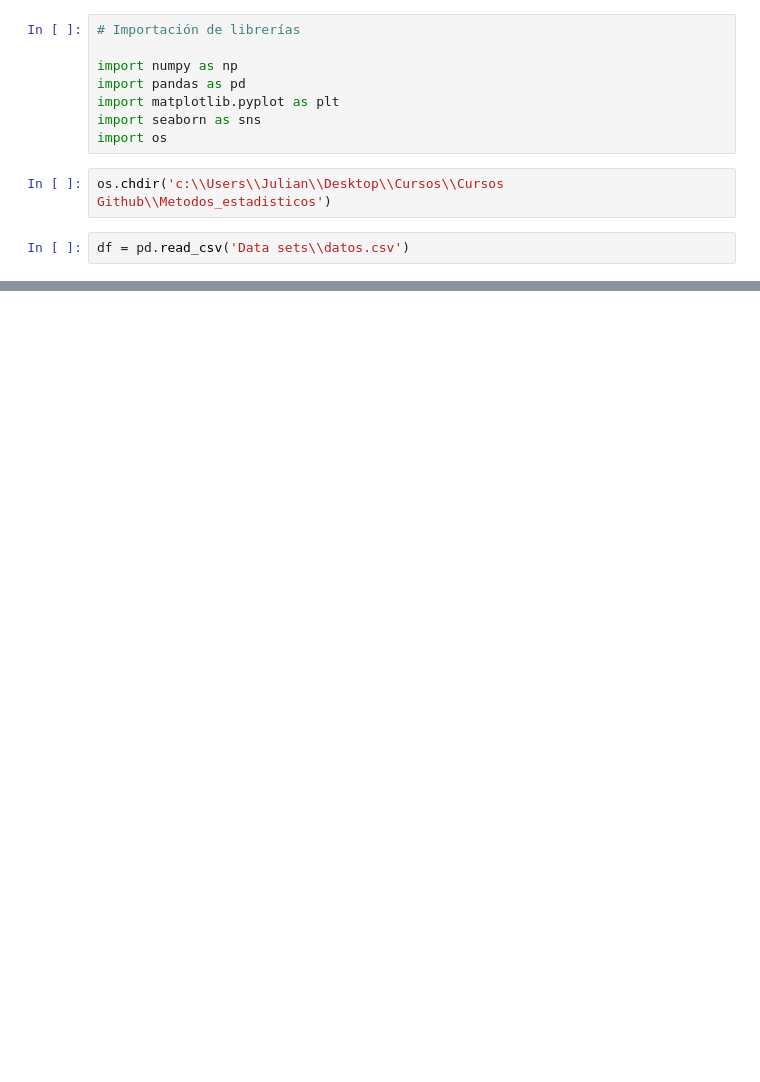
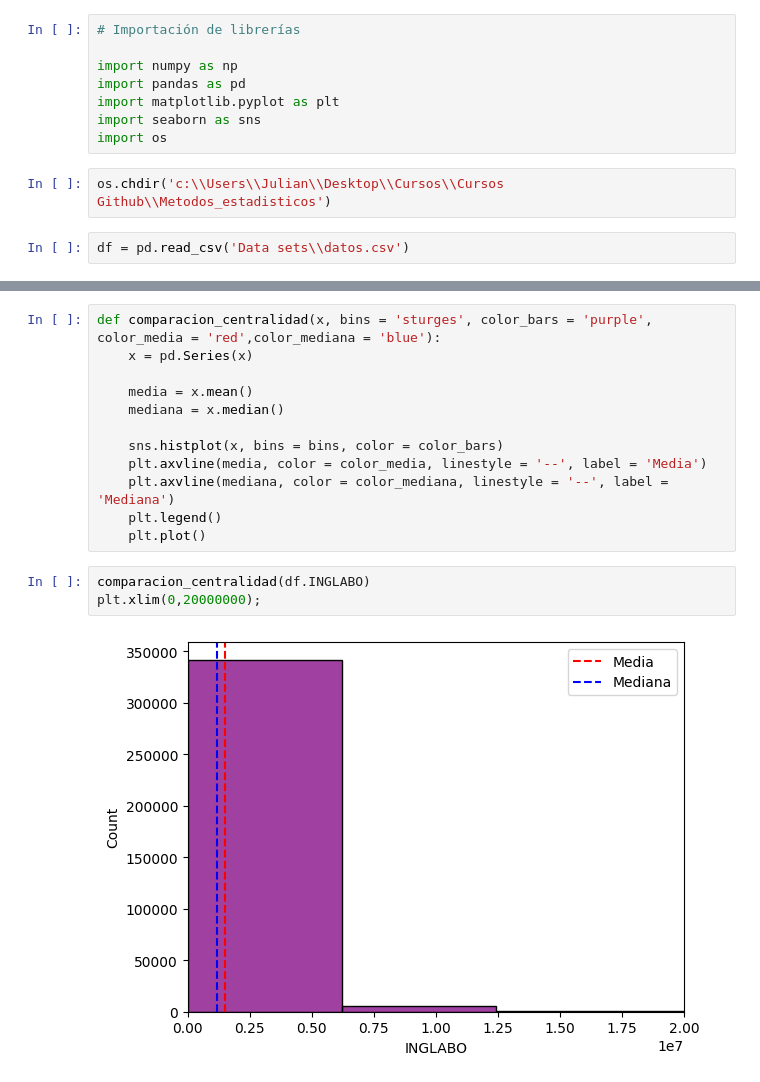
Before and after one commit to julihdez36/Metodos_estadisticos, a Jupyter notebook: Project GEIH 23/1. Estadistica descriptiva.ipynb, the cells around one changed output, grey strips where cells are left out. Cells and saved outputs as stored; diff of their text form; blank space fills up the shorter version.

```diff
--- a/Project GEIH 23/1. Estadistica descriptiva.ipynb
+++ b/Project GEIH 23/1. Estadistica descriptiva.ipynb
@@ -62,0 +156,17 @@ sns.histplot(df.EDAD);
+# %%
+def comparacion_centralidad(x, bins = 'sturges', color_bars = 'purple', color_media = 'red',color_mediana = 'blue'):
+    x = pd.Series(x)
+
+    media = x.mean()
+    mediana = x.median()
+
+    sns.histplot(x, bins = bins, color = color_bars)
+    plt.axvline(media, color = color_media, linestyle = '--', label = 'Media')
+    plt.axvline(mediana, color = color_mediana, linestyle = '--', label = 'Mediana')
+    plt.legend()
+    plt.plot()
+# %%
+comparacion_centralidad(df.INGLABO)
+plt.xlim(0,20000000);
+# %% [output]
+[figure, added]
```
Also changed, not shown: parts of 22 cells of this notebook.
